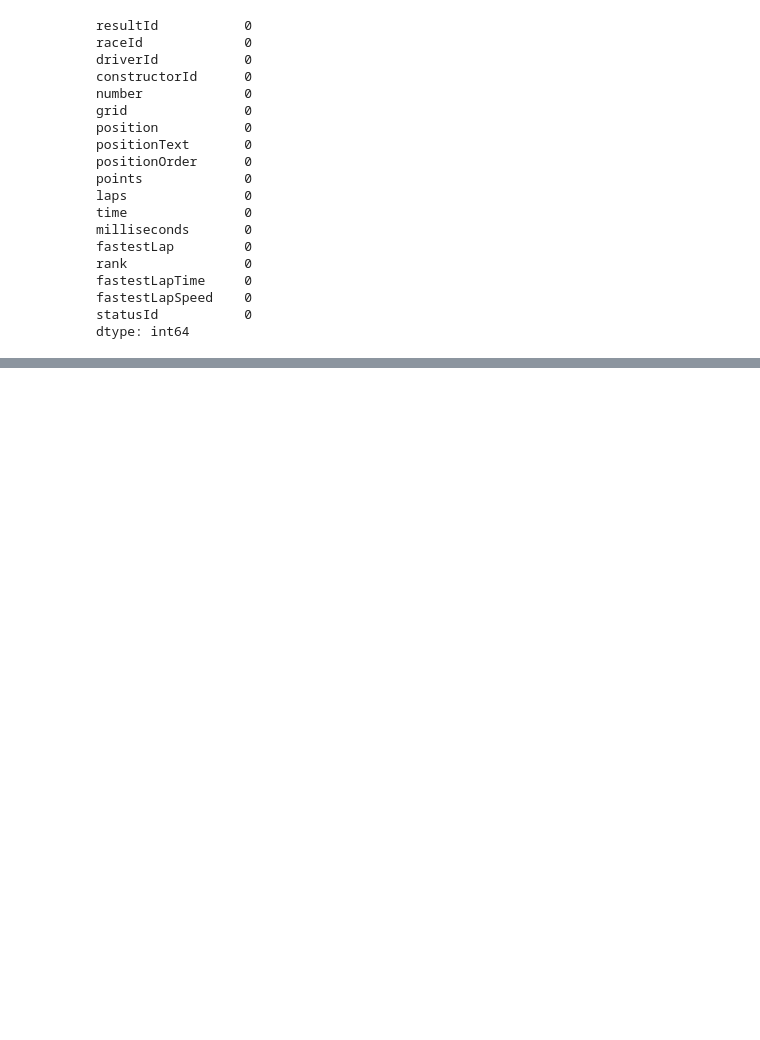
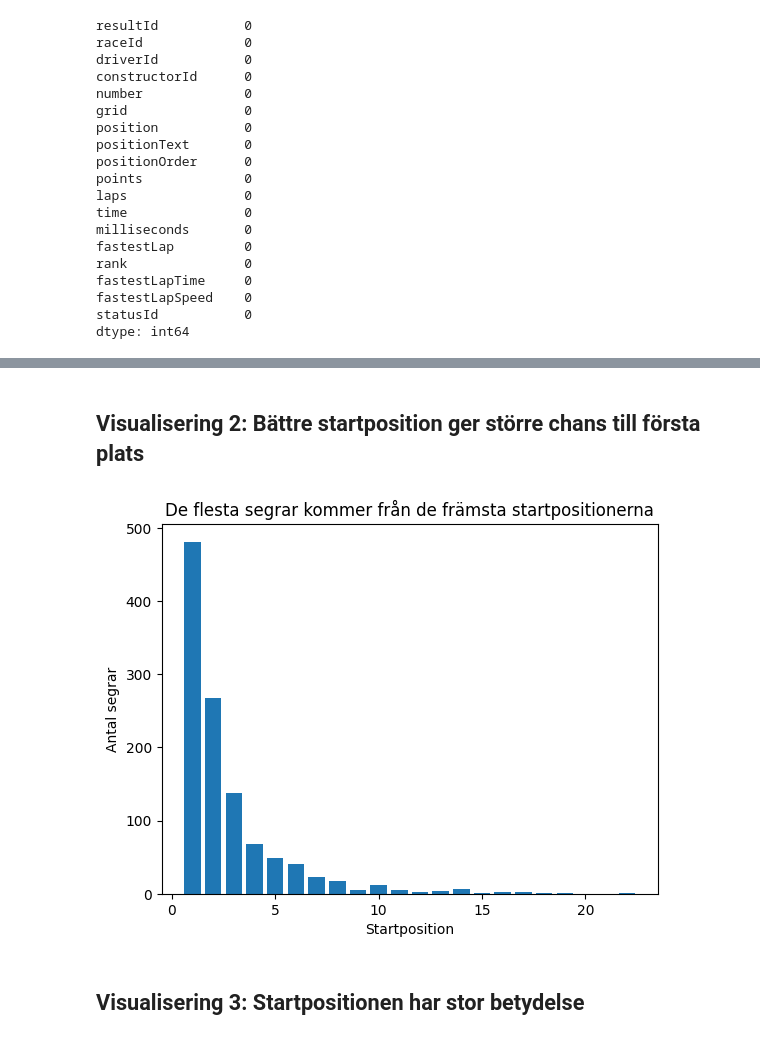
Before and after one commit to samirpolozen/Kk1-F1-analysis, a Jupyter notebook: notebook.ipynb, the cells around one changed output, grey strips where cells are left out. Saved outputs shown, nothing was run; the diff lists cells and outputs as text; code cells hidden in the pictures; blank space fills up the shorter version.

```diff
--- a/notebook.ipynb
+++ b/notebook.ipynb
@@ -183,0 +210,23 @@ results = results.replace(r"\N", np.nan)
+# %% [markdown]
+## Visualisering 2: Bättre startposition ger större chans till första plats
+# %%
+# Filtrera alla vinnare
+wins = results[results["positionOrder"] == 1]
+
+# Räkna antal segrar per startposition
+wins_per_grid = wins.groupby("grid").size()
+
+# Stapeldiagram
+plt.bar(wins_per_grid.index, wins_per_grid.values)
+
+# Titel och axelrubriker
+plt.title("De flesta segrar kommer från de främsta startpositionerna")
+plt.xlabel("Startposition")
+plt.ylabel("Antal segrar")
+
+# Visa grafen
+plt.show()
+# %% [output]
+[figure, added]
+# %% [markdown]
+## Visualisering 3: Startpositionen har stor betydelse
```
Also changed, not shown: parts of 16 cells of this notebook, 2 other files.
